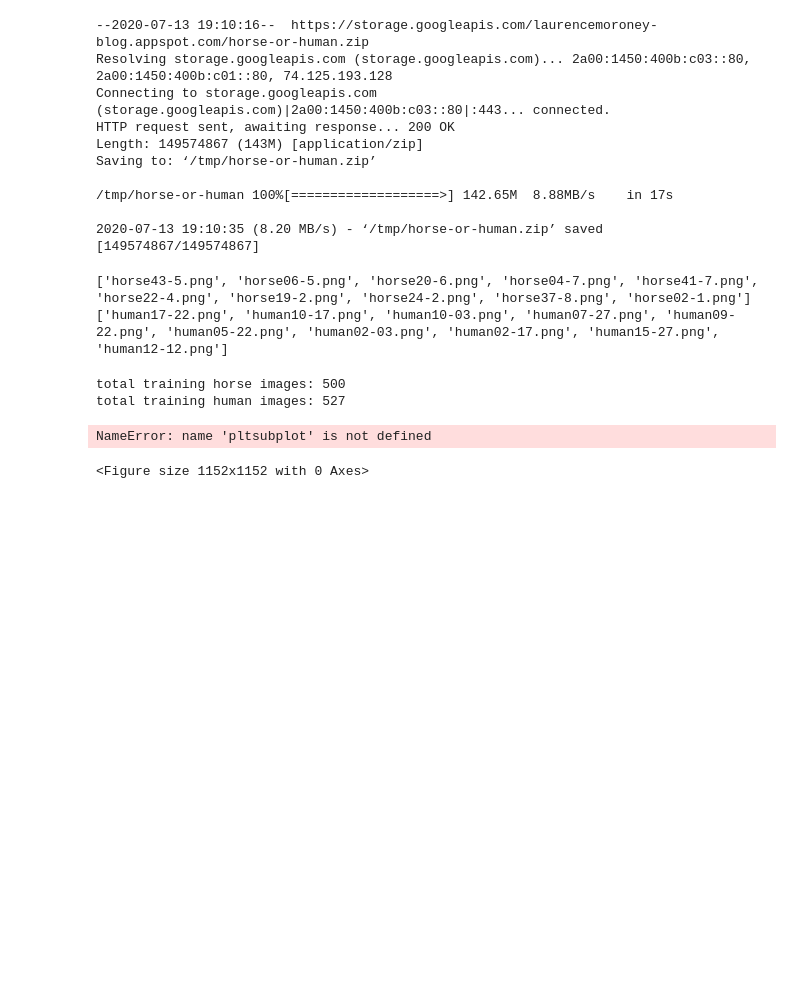
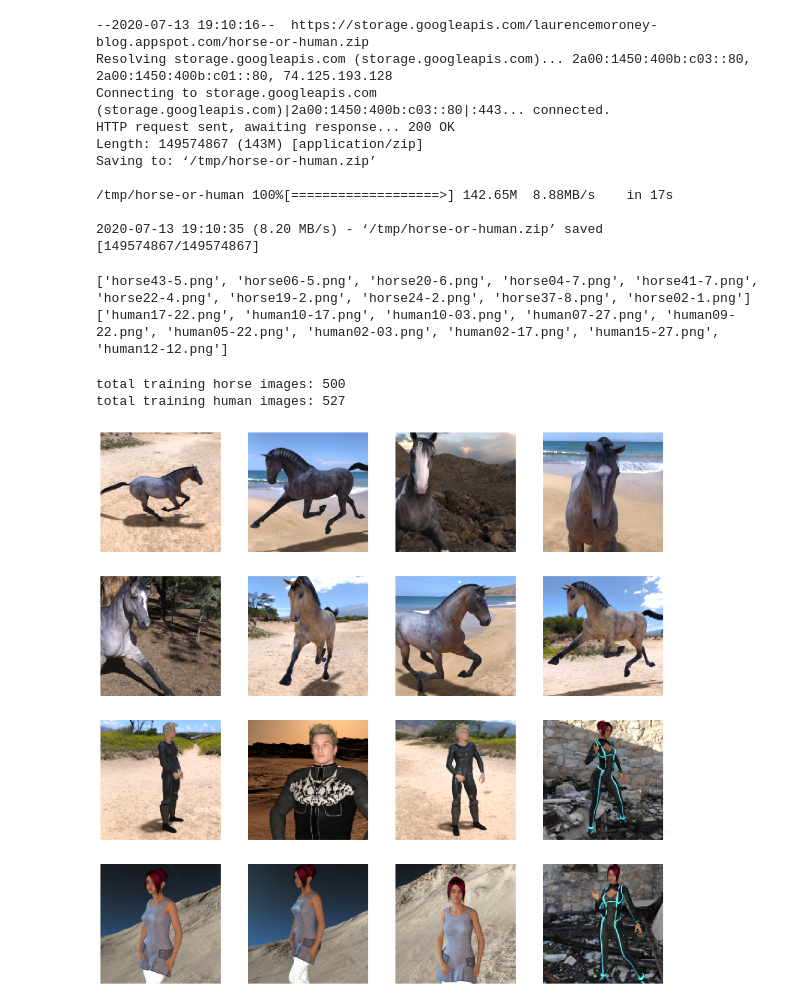
Before and after one commit to miyazakimaiko/image_recognition, a Jupyter notebook: horse_or_human_detection.ipynb, the cells around one changed output. Saved outputs shown, nothing was run; the diff lists cells and outputs as text; code cells hidden in the pictures; blank space fills up the shorter version.

```diff
--- a/horse_or_human_detection.ipynb
+++ b/horse_or_human_detection.ipynb
@@ -49,21 +49,20 @@ pic_index = 0
 # %%
 fig = plt.gcf()
 fig.set_size_inches(ncols * 4, nrows * 4)
 
 pic_index += 8
 next_horse_pix = [os.path.join(train_horse_dir, fname)
                  for fname in train_horse_names[pic_index-8:pic_index]]
 next_human_pix = [os.path.join(train_human_dir, fname)
                  for fname in train_human_names[pic_index-8:pic_index]]
 
 for i, img_path in enumerate(next_horse_pix+next_human_pix):
-    sp = pltsubplot(nrows, ncols, i + 1)
+    sp = plt.subplot(nrows, ncols, i + 1)
     sp.axis('Off')
 
     img = mpimg.imread(img_path)
     plt.imshow(img)
 
 plt.show()
 # %% [output]
-NameError: name 'pltsubplot' is not defined
-<Figure size 1152x1152 with 0 Axes>
+[figure, added]
```
Also changed, not shown: 1 other file.
